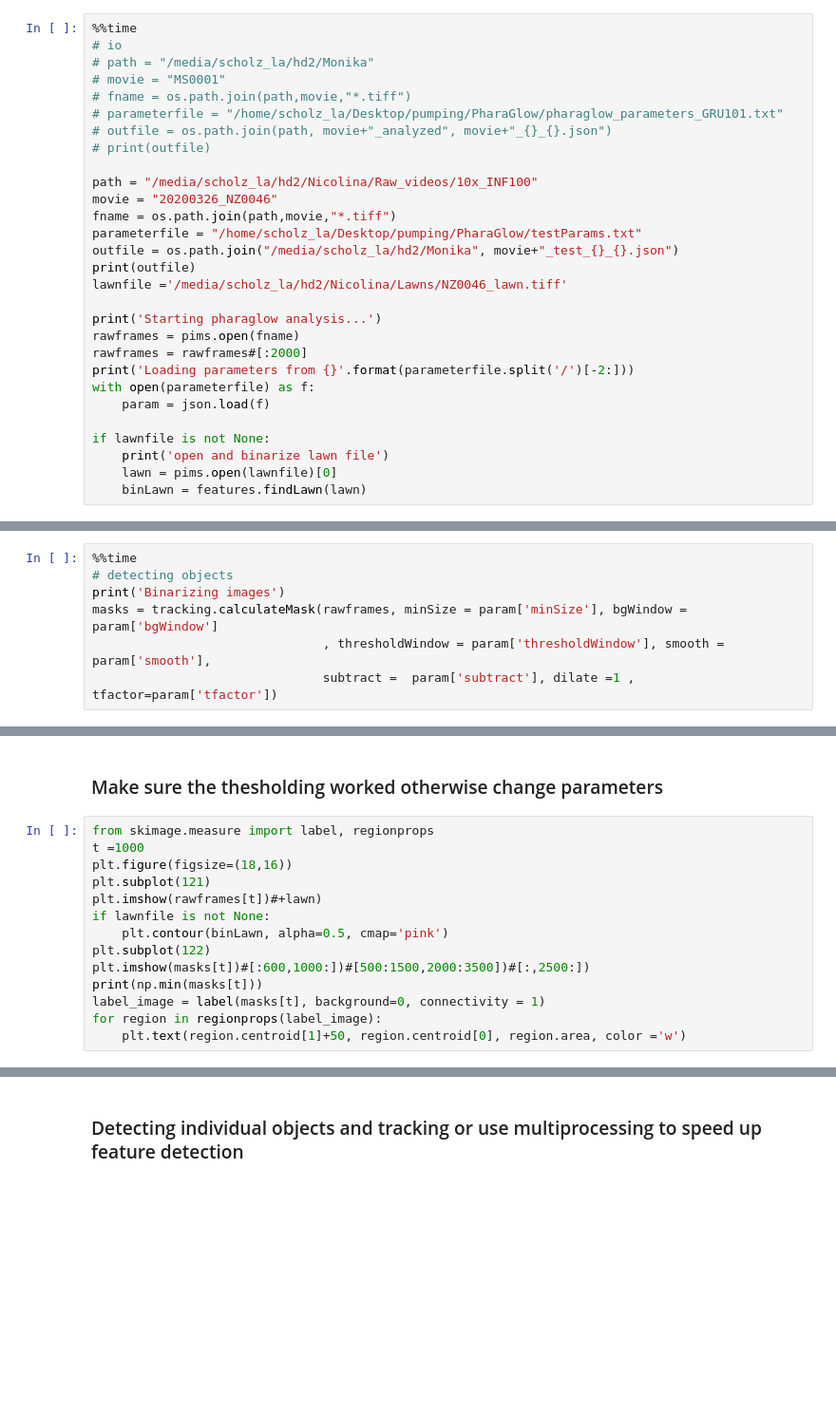
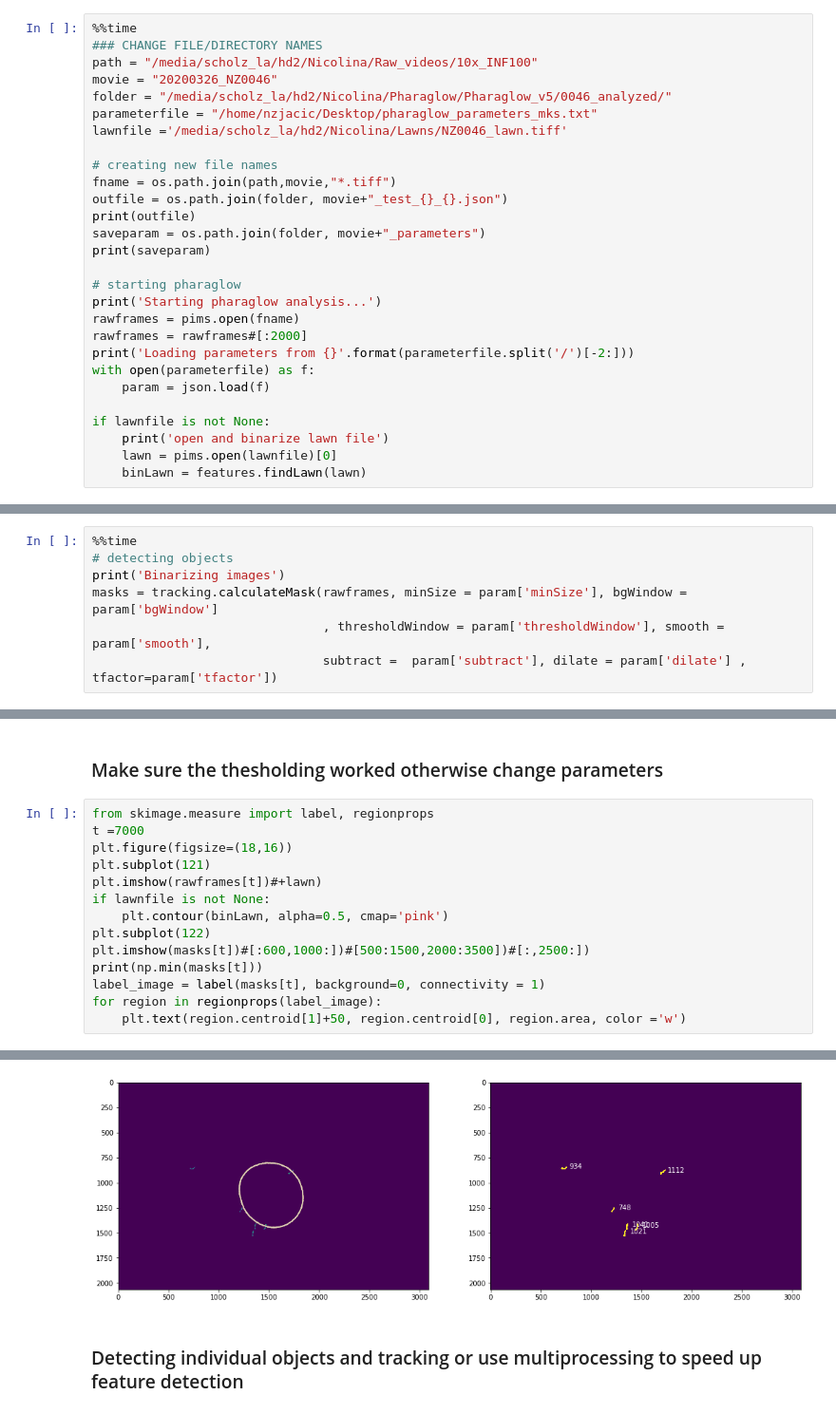
Before and after one commit to scholz-lab/PharaGlow, a Jupyter notebook: notebooks/RunningPharaglowParallel.ipynb, the cells around one changed output, grey strips where cells are left out. Shown at 95% size. Saved outputs shown, nothing was run; the diff lists cells and outputs as text; blank space fills up the shorter version.

```diff
--- a/notebooks/RunningPharaglowParallel.ipynb
+++ b/notebooks/RunningPharaglowParallel.ipynb
@@ -20,22 +21,21 @@ from pharaglow import tracking, run, features, util
 ### Load data and create binary masks
 # %%
 %%time
-# io
-# path = "/media/scholz_la/hd2/Monika"
-# movie = "MS0001"
-# fname = os.path.join(path,movie,"*.tiff")
-# parameterfile = "/home/scholz_la/Desktop/pumping/PharaGlow/pharaglow_parameters_GRU101.txt"
-# outfile = os.path.join(path, movie+"_analyzed", movie+"_{}_{}.json")
-# print(outfile)
-
+### CHANGE FILE/DIRECTORY NAMES
 path = "/media/scholz_la/hd2/Nicolina/Raw_videos/10x_INF100"
 movie = "20200326_NZ0046"
-fname = os.path.join(path,movie,"*.tiff")
-parameterfile = "/home/scholz_la/Desktop/pumping/PharaGlow/testParams.txt"
-outfile = os.path.join("/media/scholz_la/hd2/Monika", movie+"_test_{}_{}.json")
-print(outfile)
+folder = "/media/scholz_la/hd2/Nicolina/Pharaglow/Pharaglow_v5/0046_analyzed/"
+parameterfile = "/home/nzjacic/Desktop/pharaglow_parameters_mks.txt"
 lawnfile ='/media/scholz_la/hd2/Nicolina/Lawns/NZ0046_lawn.tiff'
 
+# creating new file names
+fname = os.path.join(path,movie,"*.tiff")
+outfile = os.path.join(folder, movie+"_test_{}_{}.json")
+print(outfile)
+saveparam = os.path.join(folder, movie+"_parameters")
+print(saveparam)
+
+# starting pharaglow
 print('Starting pharaglow analysis...')
 rawframes = pims.open(fname)
 rawframes = rawframes#[:2000]
@@ -73,4 +83,4 @@ if lawnfile is not None:
 print('Binarizing images')
 masks = tracking.calculateMask(rawframes, minSize = param['minSize'], bgWindow = param['bgWindow']
                                , thresholdWindow = param['thresholdWindow'], smooth =  param['smooth'],
-                               subtract =  param['subtract'], dilate =1 , tfactor=param['tfactor'])
+                               subtract =  param['subtract'], dilate = param['dilate'] , tfactor=param['tfactor'])
@@ -78,7 +92,7 @@ masks = tracking.calculateMask(rawframes, minSize = param['minSize'], bgWindow =
 ### Make sure the thesholding worked otherwise change parameters
 # %%
 from skimage.measure import label, regionprops
-t =1000
+t =7000
 plt.figure(figsize=(18,16))
 plt.subplot(121)
 plt.imshow(rawframes[t])#+lawn)
@@ -90,3 +104,4 @@ print(np.min(masks[t]))
 label_image = label(masks[t], background=0, connectivity = 1)
 for region in regionprops(label_image):
     plt.text(region.centroid[1]+50, region.centroid[0], region.area, color ='w')
+# %% [output]
@@ -93,3 +109,4 @@ for region in regionprops(label_image):
+[figure, added]
 # %% [markdown]
 ### Detecting individual objects and tracking or use multiprocessing to speed up feature detection
 # %%
```
Also changed, not shown: parts of 17 cells of this notebook.
